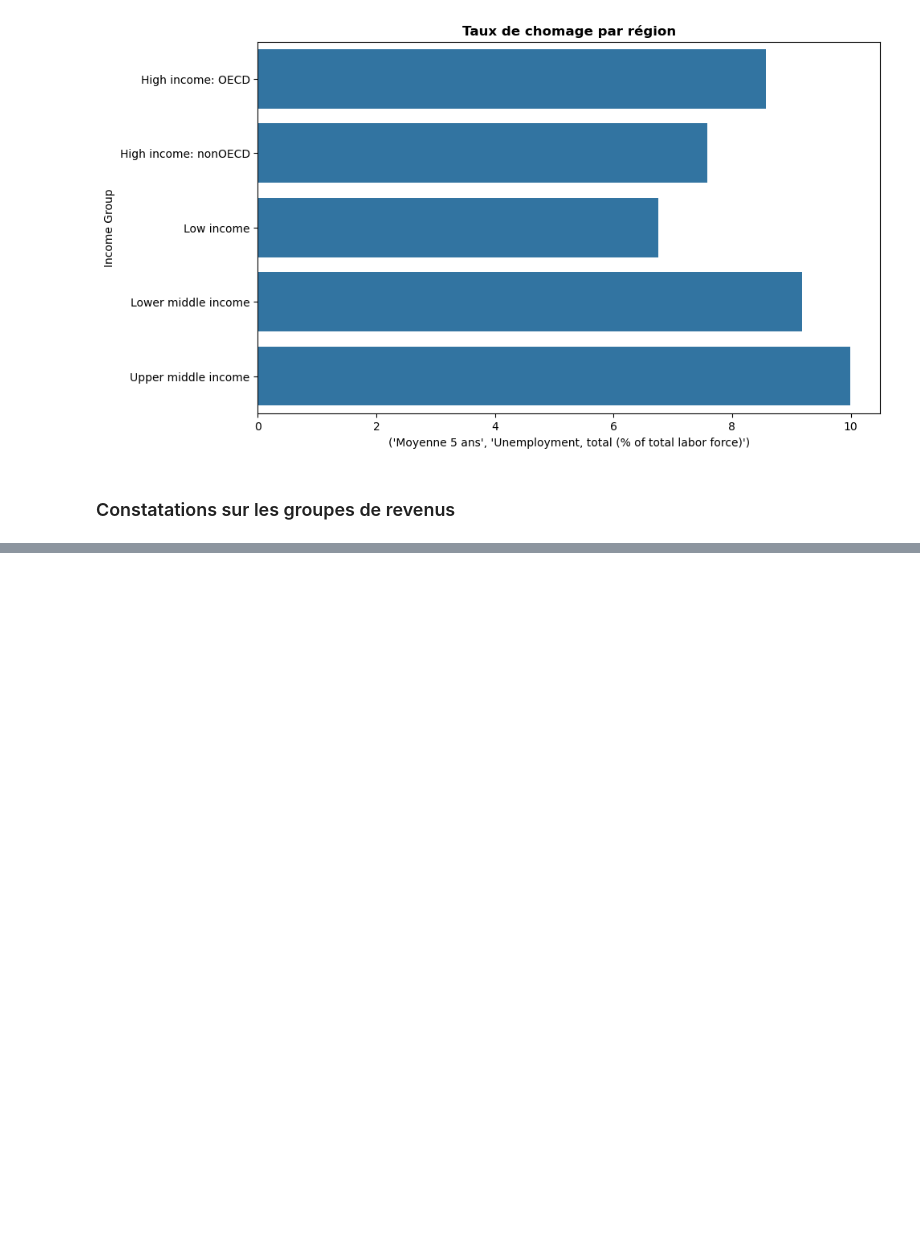
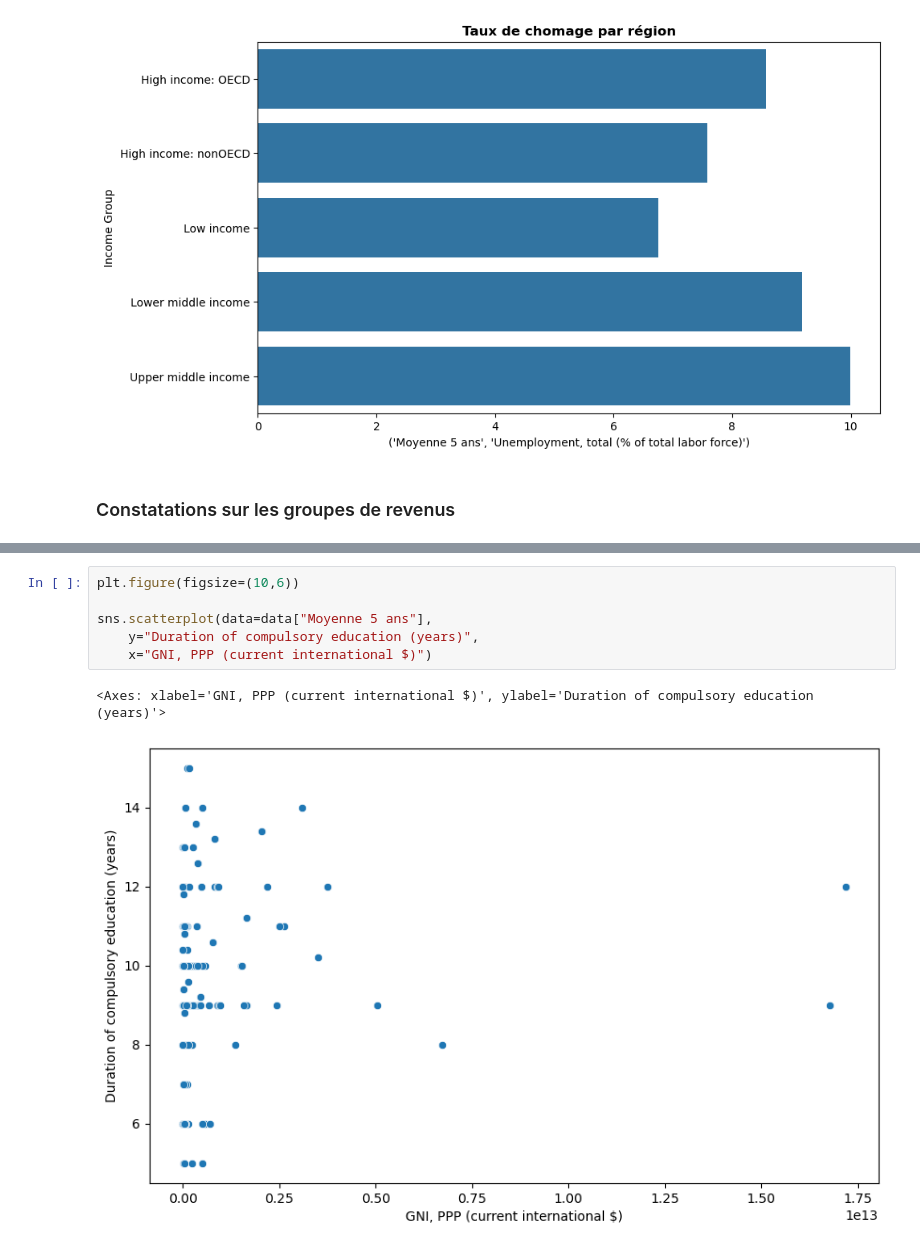
Before and after one commit to lalende/OpenClassRooms-Certification-Data-Scientist, a Jupyter notebook: Projet 2 - Analysez des données de systèmes éducatifs/Projet 2.ipynb, the cells around one changed output, grey strips where cells are left out. Cells and saved outputs as stored; diff of their text form; blank space fills up the shorter version.

```diff
--- a/Projet 2 - Analysez des données de systèmes éducatifs/Projet 2.ipynb
+++ b/Projet 2 - Analysez des données de systèmes éducatifs/Projet 2.ipynb
@@ -2036,0 +1399,9 @@ Les raisons sont similaires aux constats faits sur les régions
+# %%
+plt.figure(figsize=(10,6))
+
+sns.scatterplot(data=data["Moyenne 5 ans"],
+    y="Duration of compulsory education (years)",
+    x="GNI, PPP (current international $)")
+# %% [output]
+<Axes: xlabel='GNI, PPP (current international $)', ylabel='Duration of compulsory education (years)'>
+[figure, added]
```
Also changed, not shown: parts of 163 cells of this notebook.
